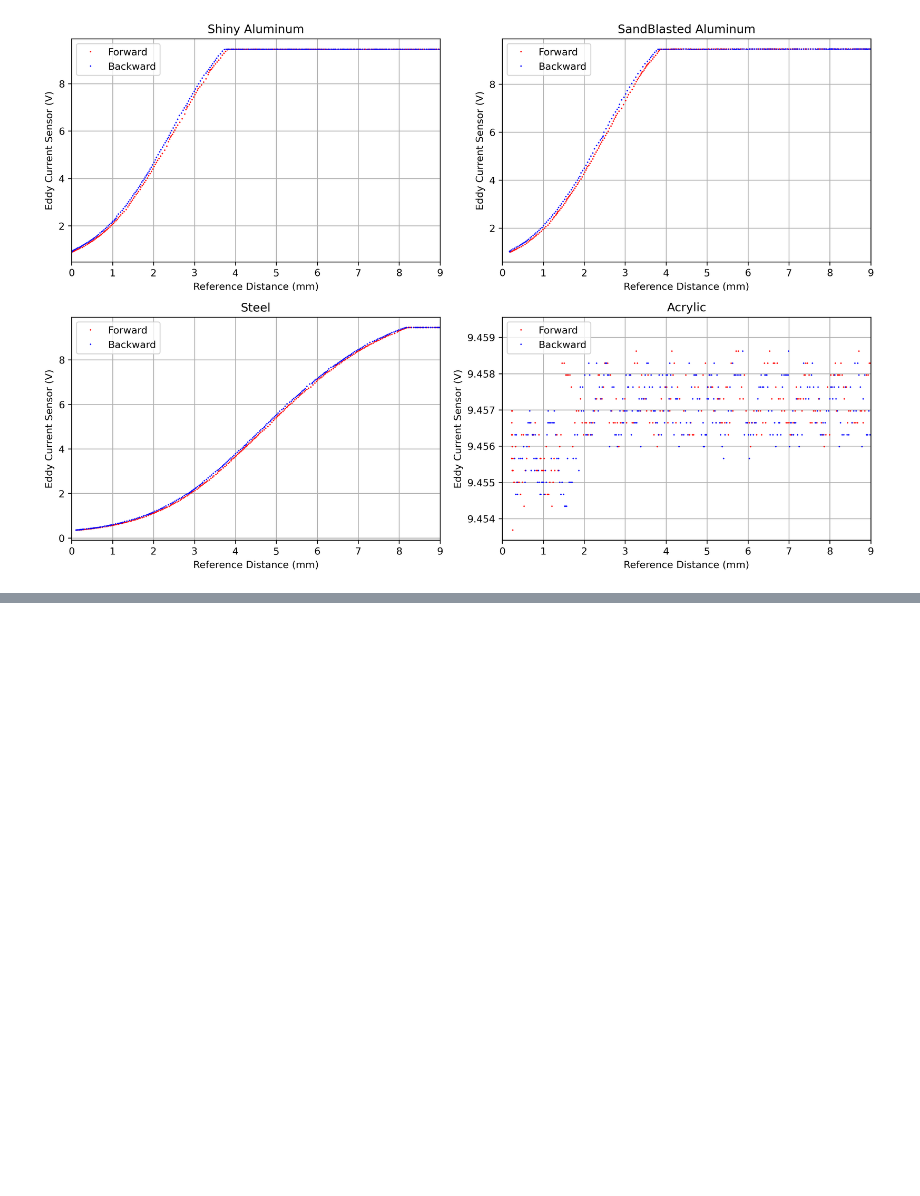
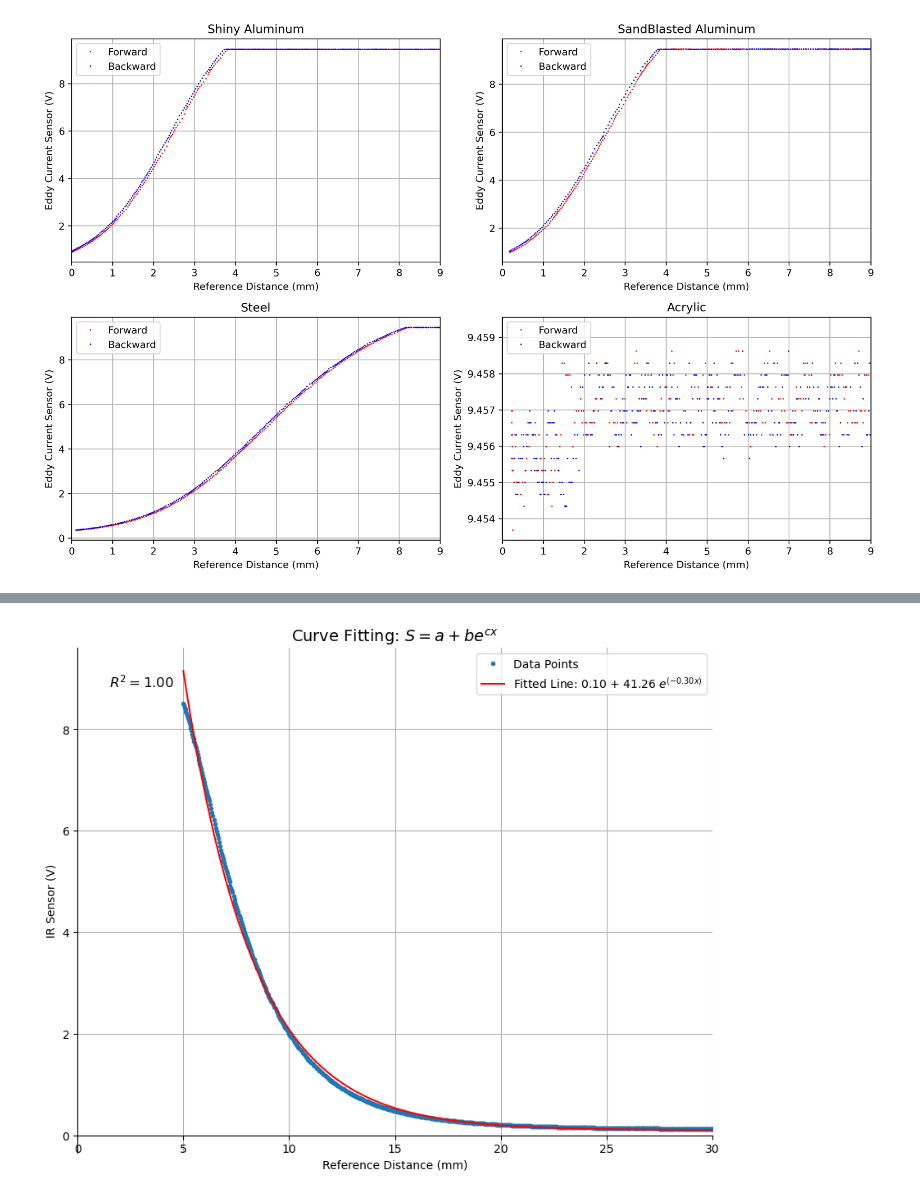
Before and after one commit to Koi199/MECH-420-scripts, a Jupyter notebook: Lab1 Data/MECH420LabReport_1.ipynb, the cells around one changed output, grey strips where cells are left out. Saved outputs shown, nothing was run; the diff lists cells and outputs as text; code cells hidden in the pictures; blank space fills up the shorter version.

```diff
--- a/Lab1 Data/MECH420LabReport_1.ipynb
+++ b/Lab1 Data/MECH420LabReport_1.ipynb
@@ -274,0 +540,88 @@ plt.show()
+# %%
+# import numpy as np
+# import pandas as pd
+# import matplotlib.pyplot as plt
+# from scipy.optimize import curve_fit
+
+# Define the exponential model function to fit
+def model_function_exponential(x, a, b, c):
+    # Exponential model: S = a + b * e^(c * x)
+    return a + b * np.exp(c * x)
+
+# Initial guess for the parameters (a, b, c)
+initial_guess = [1, 1, -1]  # Experiment with different initial values for 'a', 'b', and 'c'
+
+# Define the minimum and maximum x-values (Reference Distance in mm) for filtering
+min_x_value = 5  # Adjust this value as needed
+max_x_value = 35  # Adjust this value as needed
+
+# Filtering function (assumes you have Al_shinyforward and Al_shinybackward as DataFrames)
+def filter_by_x_range(df, column_name, min_value, max_value):
+    return df[(df[column_name] >= min_value) & (df[column_name] <= max_value)]
+
+# Apply the filtering function to your dataframes
+filtered_shiny_forward_df = filter_by_x_range(Al_shinyforward, 'Reference Distance (mm)', min_x_value, max_x_value)
+
+# Use curve_fit to fit the exponential model to the data
+popt, pcov = curve_fit(model_function_exponential, filtered_shiny_forward_df['Reference Distance (mm)'], filtered_shiny_forward_df['IR Sensor (V)'], p0=initial_guess)
+
+# Get the fitted parameters
+a, b, c = popt
+
+# Formatted parameters for display
+a_formatted = f'{a:.2f}'
+b_formatted = f'{b:.2f}'
+c_formatted = f'{c:.2f}'
+
+# Calculate the fitted values using the original x-values
+y_fit = model_function_exponential(filtered_shiny_forward_df['Reference Distance (mm)'], *popt)
+
+# Calculate R^2 score manually
+def r2_score(y_true, y_pred):
+    ss_res = np.sum((y_true - y_pred) ** 2)
+    ss_tot = np.sum((y_true - np.mean(y_true)) ** 2)
+    return 1 - (ss_res / ss_tot)
+
+r2 = r2_score(filtered_shiny_forward_df['IR Sensor (V)'], y_fit)
+r2_formatted = f'{r2:.2f}'
+
+# Create the figure and axis
+fig, ax = plt.subplots(figsize=(10, 8))  # Keep the figure size
+
+# Plot the data points and fitted curve
+ax.plot(filtered_shiny_forward_df['Reference Distance (mm)'], filtered_shiny_forward_df['IR Sensor (V)'], marker='o', label='Data Points', markersize=3, linestyle='None')  # Adjust marker size
+ax.plot(filtered_shiny_forward_df['Reference Distance (mm)'], y_fit, label=rf'Fitted Line: {a_formatted} + {b_formatted} $e^{{({c_formatted} x)}}$', color='red')
+
+# Move the x-axis and y-axis to intersect at zero
+ax.spines['left'].set_position('zero')
+ax.spines['bottom'].set_position('zero')
+
+# Hide the top and right spines
+ax.spines['right'].set_color('none')
+ax.spines['top'].set_color('none')
+
+# Set x and y limits
+ax.set_xlim(0, 30)
+
+# Set labels and title
+ax.set_xlabel('Reference Distance (mm)')
+ax.set_ylabel('IR Sensor (V)')
+ax.set_title(rf'Curve Fitting: $S = a + b e^{{cx}}$', fontsize=14)
+
+# Show the grid
+ax.grid(True)
+
+# Add the R^2 score as text annotation
+ax.text(0.05, 0.95, f'$R^2 = {r2_formatted}$', transform=ax.transAxes, fontsize=12, verticalalignment='top')
+
+# Display the legend
+ax.legend(loc='upper right')
+
+# Show the plot
+plt.show()
+
+# Print fitted parameters and R^2 score
+print(f"Fitted parameters: a = {a}, b = {b}, c = {c}")
+print(f"R^2 score: {r2_formatted}")
+# %% [output]
+[figure, added]
```
Also changed, not shown: parts of 5 cells of this notebook.
